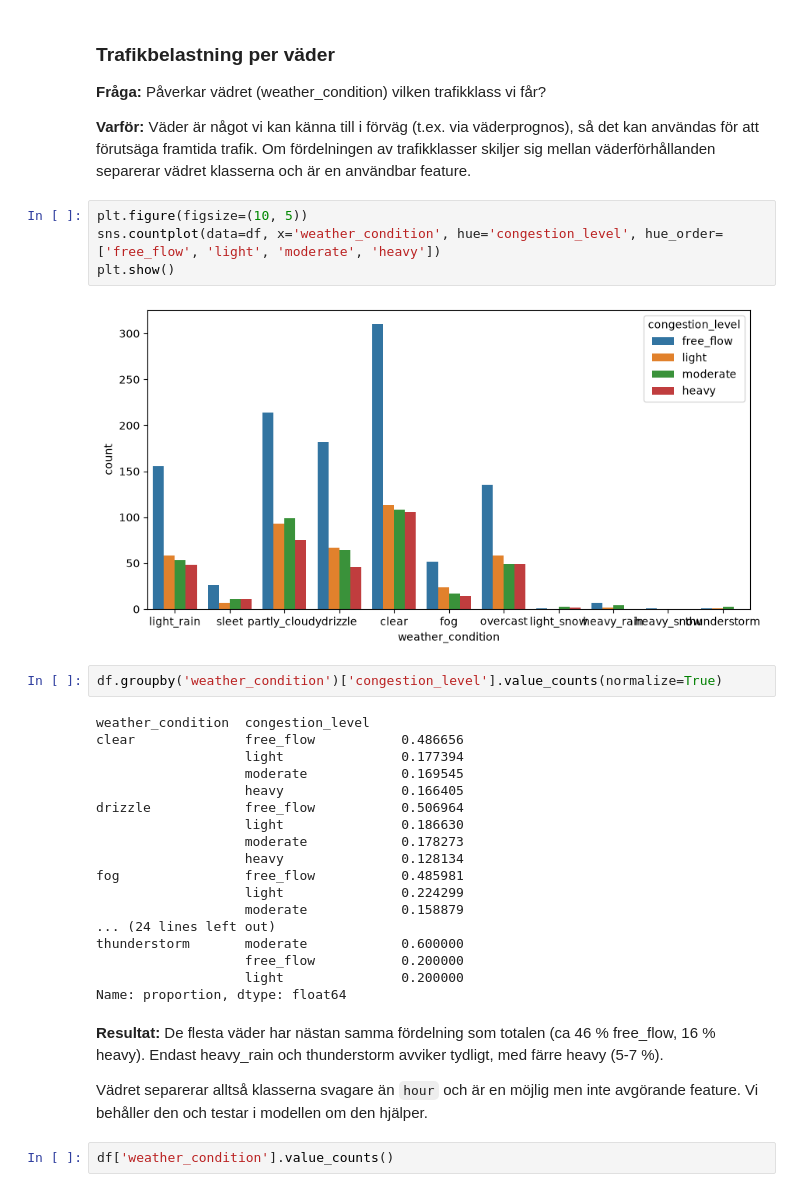
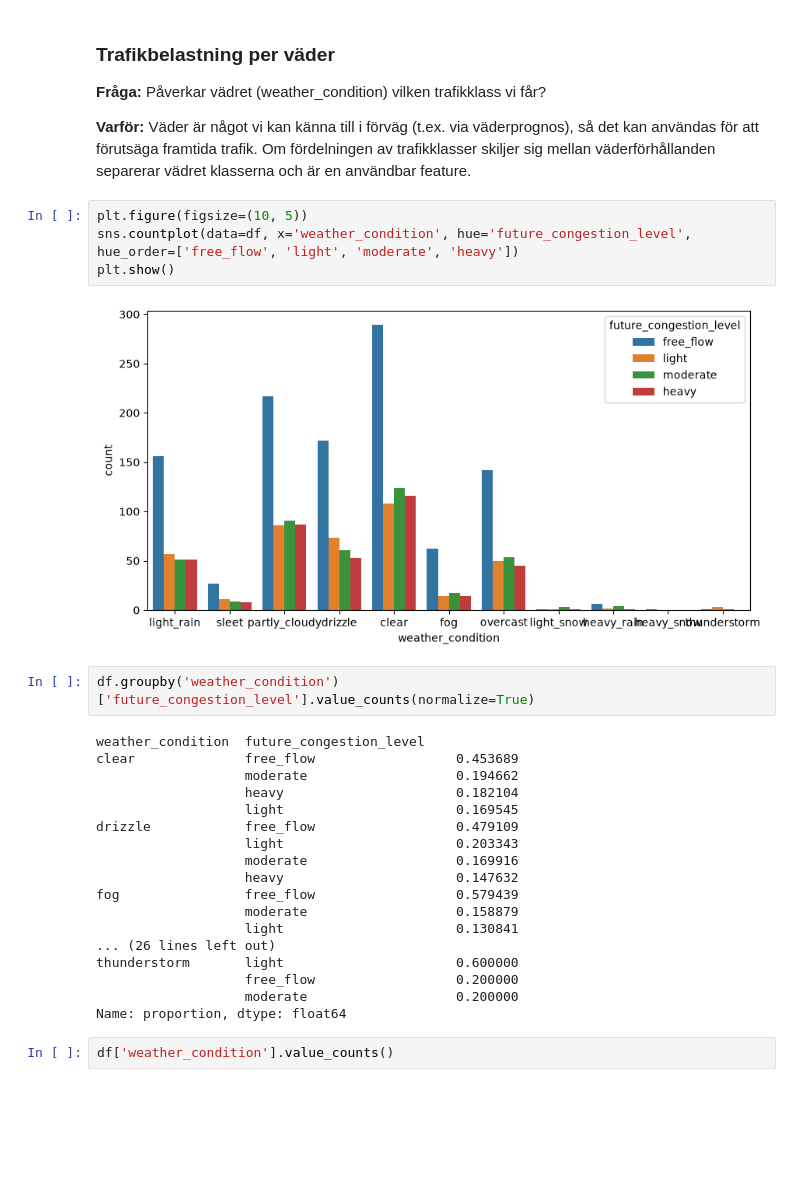
Before and after one commit to s91k/mu25-ml-group-2, a Jupyter notebook: eda_muamer.ipynb, the cells around one changed output. Cells and saved outputs as stored; diff of their text form; blank space fills up the shorter version.

```diff
--- a/eda_muamer.ipynb
+++ b/eda_muamer.ipynb
@@ -151,35 +177,30 @@ Klasserna fördelas alltså olika över dygnet, så `hour` separerar klasserna v
 **Varför:** Väder är något vi kan känna till i förväg (t.ex. via väderprognos), så det kan användas för att förutsäga framtida trafik. Om fördelningen av trafikklasser skiljer sig mellan väderförhållanden separerar vädret klasserna och är en användbar feature.
 # %%
 plt.figure(figsize=(10, 5))
-sns.countplot(data=df, x='weather_condition', hue='congestion_level', hue_order=['free_flow', 'light', 'moderate', 'heavy'])
+sns.countplot(data=df, x='weather_condition', hue='future_congestion_level', hue_order=['free_flow', 'light', 'moderate', 'heavy'])
 plt.show()
 # %% [output]
-[figure, old version]
+[figure, new version]
 # %%
-df.groupby('weather_condition')['congestion_level'].value_counts(normalize=True)
+df.groupby('weather_condition')['future_congestion_level'].value_counts(normalize=True)
 # %% [output]
-weather_condition  congestion_level
-clear              free_flow           0.486656
-                   light               0.177394
-                   moderate            0.169545
-                   heavy               0.166405
-drizzle            free_flow           0.506964
-                   light               0.186630
-                   moderate            0.178273
-                   heavy               0.128134
-fog                free_flow           0.485981
-                   light               0.224299
-                   moderate            0.158879
-... (24 lines left out)
-thunderstorm       moderate            0.600000
-                   free_flow           0.200000
-                   light               0.200000
+weather_condition  future_congestion_level
+clear              free_flow                  0.453689
+                   moderate                   0.194662
+                   heavy                      0.182104
+                   light                      0.169545
+drizzle            free_flow                  0.479109
+                   light                      0.203343
+                   moderate                   0.169916
+                   heavy                      0.147632
+fog                free_flow                  0.579439
+                   moderate                   0.158879
+                   light                      0.130841
+... (26 lines left out)
+thunderstorm       light                      0.600000
+                   free_flow                  0.200000
+                   moderate                   0.200000
 Name: proportion, dtype: float64
-# %% [markdown]
-**Resultat:** De flesta väder har nästan samma fördelning som totalen (ca 46 % free_flow, 16 % heavy).
-Endast heavy_rain och thunderstorm avviker tydligt, med färre heavy (5-7 %).
-
-Vädret separerar alltså klasserna svagare än `hour` och är en möjlig men inte avgörande feature. Vi behåller den och testar i modellen om den hjälper.
 # %%
 df['weather_condition'].value_counts()
 # %% [output]
```
Also changed, not shown: parts of 17 cells of this notebook.
